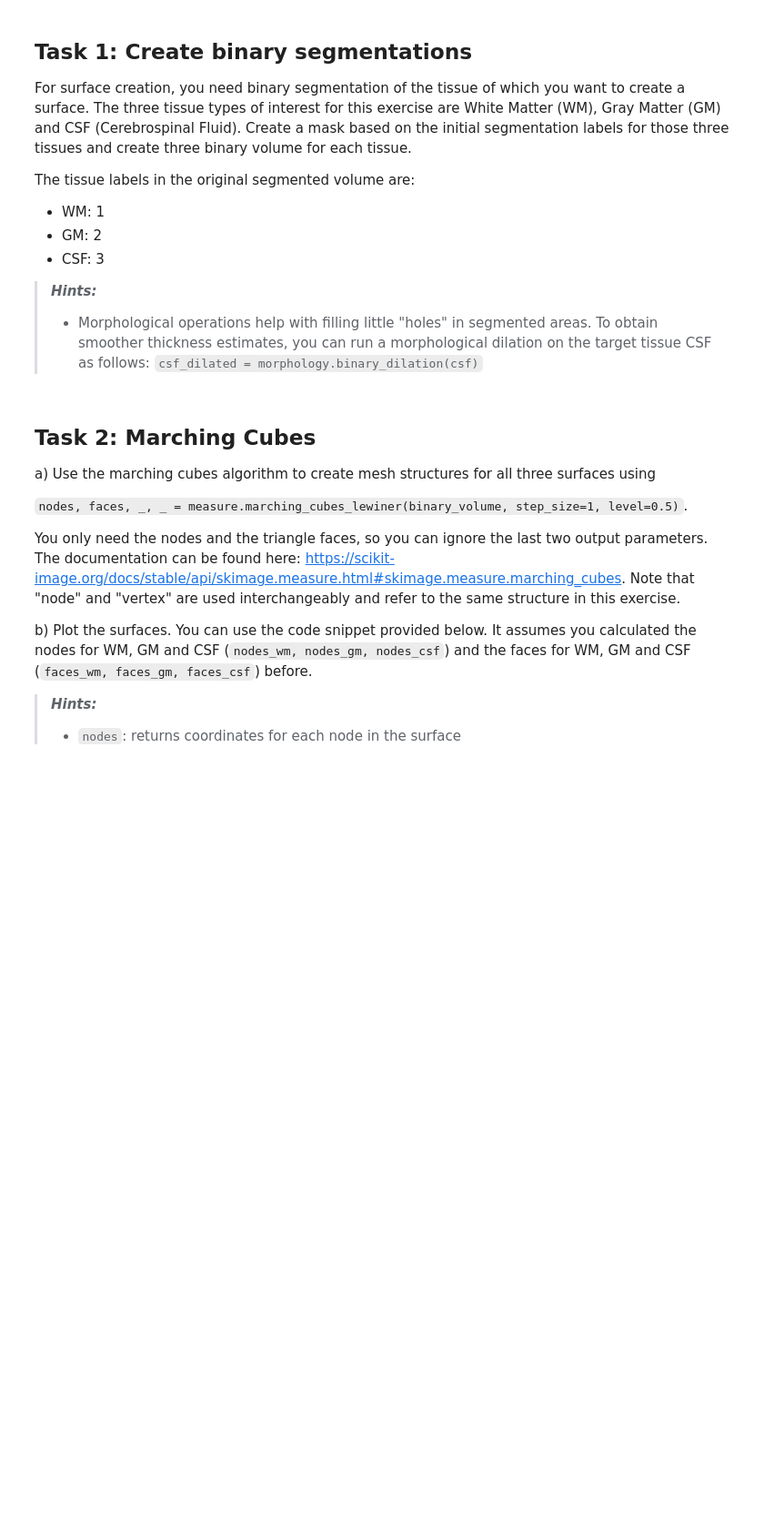
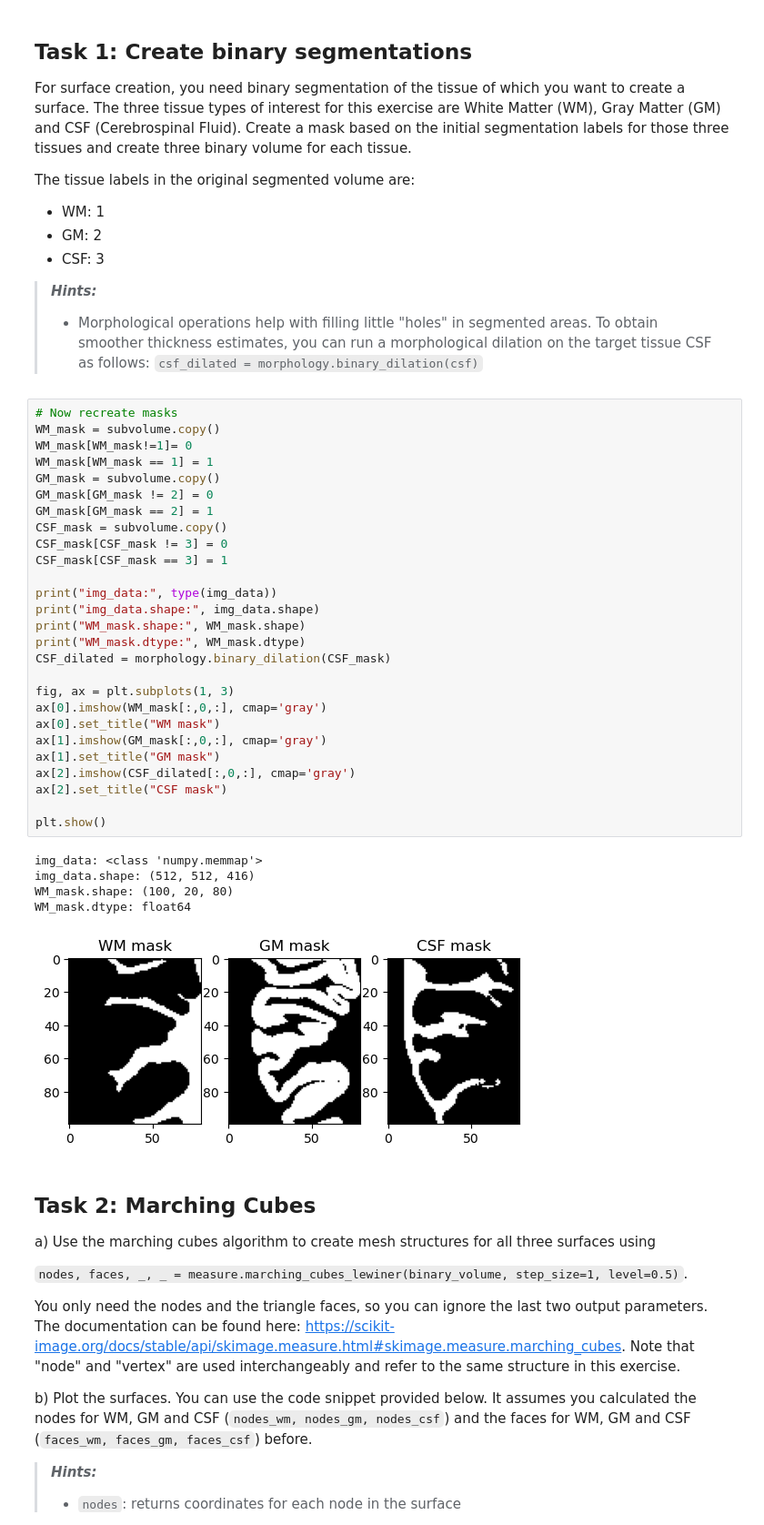
Before and after one commit to HolgeMax/MIA, a Jupyter notebook: Holger/Week_7/Ex7_student1.ipynb, the cells around one changed output. Shown: that part at 91% size. Drawn from its saved outputs; the diff is of its cells as text; blank space fills up the shorter version.

````diff
--- a/Holger/Week_7/Ex7_student1.ipynb
+++ b/Holger/Week_7/Ex7_student1.ipynb
@@ -72,6 +70,39 @@ The tissue labels in the original segmented volume are:
 > ***Hints:***
 > - Morphological operations help with filling little "holes" in segmented areas. To obtain smoother thickness estimates, you can run a morphological dilation on the target tissue CSF as follows:
 >       ```csf_dilated = morphology.binary_dilation(csf)```
+# %%
+# Now recreate masks
+WM_mask = subvolume.copy()
+WM_mask[WM_mask!=1]= 0
+WM_mask[WM_mask == 1] = 1
+GM_mask = subvolume.copy()
+GM_mask[GM_mask != 2] = 0
+GM_mask[GM_mask == 2] = 1
+CSF_mask = subvolume.copy()
+CSF_mask[CSF_mask != 3] = 0
+CSF_mask[CSF_mask == 3] = 1
+
+print("img_data:", type(img_data))
+print("img_data.shape:", img_data.shape)
+print("WM_mask.shape:", WM_mask.shape)
+print("WM_mask.dtype:", WM_mask.dtype)
+CSF_dilated = morphology.binary_dilation(CSF_mask)
+
+fig, ax = plt.subplots(1, 3)
+ax[0].imshow(WM_mask[:,0,:], cmap='gray')
+ax[0].set_title("WM mask")
+ax[1].imshow(GM_mask[:,0,:], cmap='gray')
+ax[1].set_title("GM mask")
+ax[2].imshow(CSF_dilated[:,0,:], cmap='gray')
+ax[2].set_title("CSF mask")
+
+plt.show()
+# %% [output]
+img_data: <class 'numpy.memmap'>
+img_data.shape: (512, 512, 416)
+WM_mask.shape: (100, 20, 80)
+WM_mask.dtype: float64
+[figure, added]
 # %% [markdown]
 ## Task 2: Marching Cubes
 
````
Also changed, not shown: parts of 10 cells of this notebook, 15 other files.
